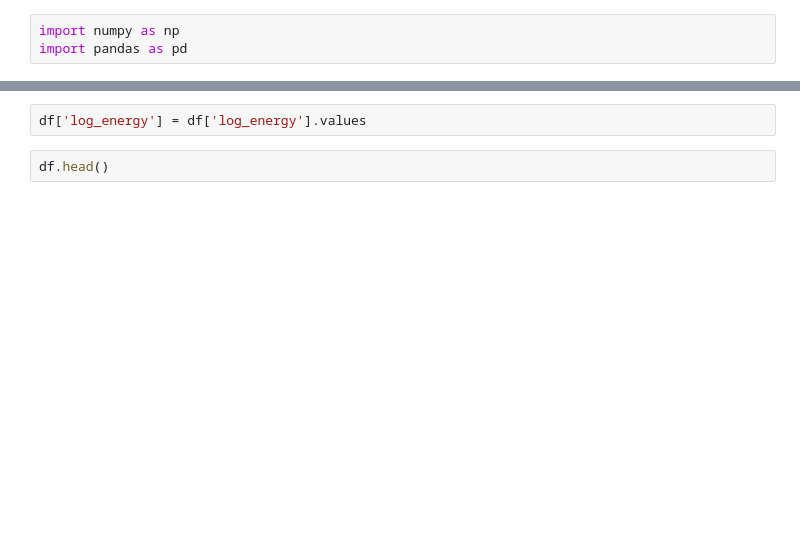
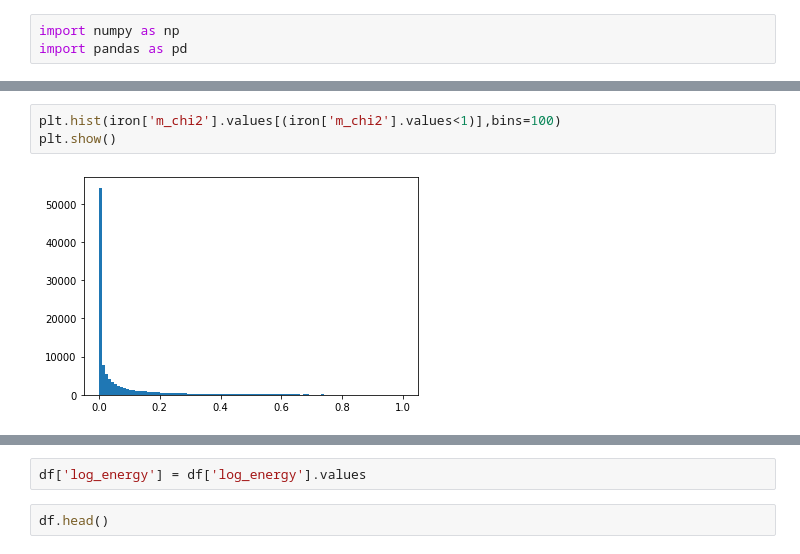
Before and after one commit to andyPhysics/CosmicRay, a Jupyter notebook: NN/NN_fitter.ipynb, the cells around one changed output, grey strips where cells are left out. Drawn from its saved outputs; the diff is of its cells as text; blank space fills up the shorter version.

```diff
--- a/NN/NN_fitter.ipynb
+++ b/NN/NN_fitter.ipynb
@@ -34 +105,6 @@ Index(['Unnamed: 0', 'mass', 'energy', 'zenith', 'S125', 'energy_loss',
       dtype='object')
+# %%
+plt.hist(iron['m_chi2'].values[(iron['m_chi2'].values<1)],bins=100)
+plt.show()
+# %% [output]
+[figure, added]
```
Also changed, not shown: parts of 83 cells of this notebook, 5 other files.
